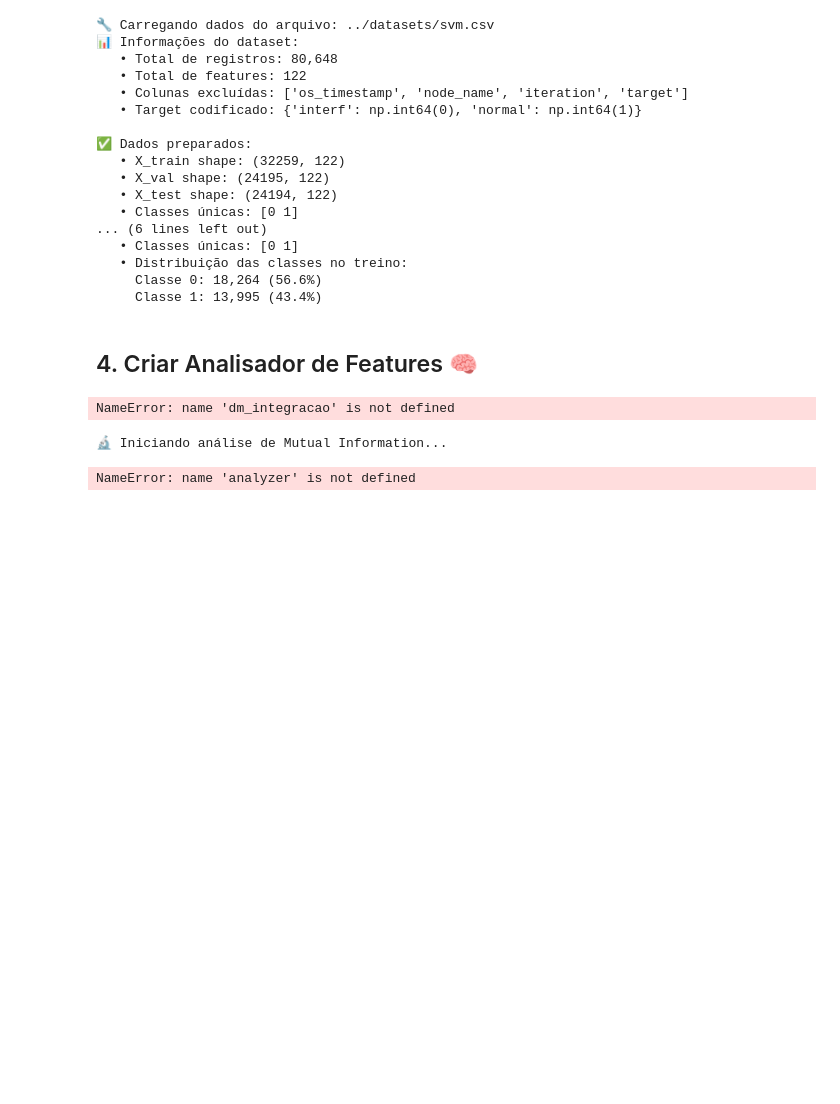
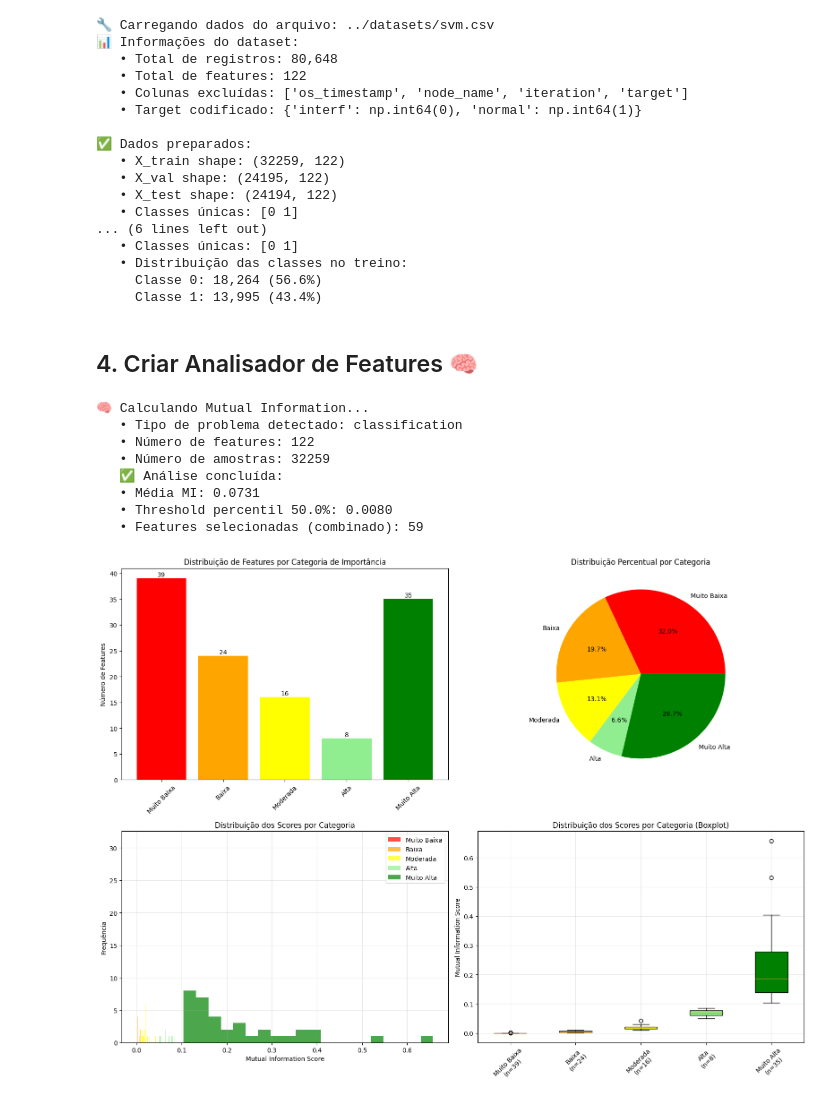
Before and after one commit to leopiresss/analise_kubemon_v2, a Jupyter notebook: scripts/01. analise_features_svm.ipynb, the cells around one changed output. Cells and saved outputs as stored; diff of their text form; code cells hidden in the pictures; blank space fills up the shorter version.

```diff
--- a/scripts/01. analise_features_svm.ipynb
+++ b/scripts/01. analise_features_svm.ipynb
@@ -68,10 +68,15 @@ print("   📊 DatasetManager - para gerenciamento de datasets")
 ## 3. Carregar Dataset SVM 📂
 # %%
 # Carregar dataset SVM usando DatasetManager
-dm = DatasetManager('svm_feature_analysis')
+#dm = DatasetManager('svm')
+#arquivo_csv = '../datasets/svm.csv'
+
+dm = DatasetManager('svm')
+arquivo_csv = '../datasets/svm.csv'
+
+
 
 # Configurações para carregamento
-arquivo_csv = '../datasets/svm.csv'
 target_column = 'target'
 colunas_excluir = ['os_timestamp', 'node_name', 'iteration']
 
@@ -84,7 +89,8 @@ try:
         test_size=0.6,
         val_size=0.5,
         random_state=42
-    )
+    )VM
+
 
     print("\n✅ Dataset SVM carregado com sucesso!")
 
@@ -131,43 +137,16 @@ except Exception as e:
 # %%
 # Criar instância do FeatureAnalyzer com configurações iniciais
 analyzer = FeatureAnalyzer()
-features = analyzer.calcular_mutual_information(
-    X=dm.dataset['X_train'],
-    y=dm.dataset['y_train'],
-    tipo_problema='auto'  # Detecta automaticamente se é classificação ou regressão
-)
-
-dm_integracao.aplicar_selecao_features(features_selecionadas, salvar_automaticamente=True)
-dm_integracao.aplicar_escalonamento(metodo='yeo-johnson', salvar_automaticamente=True)
-dm_integracao.imprimir_informacoes()
+analyzer.calcular_mutual_information(X=dataset['X_train'], y=dataset['y_train'], tipo_problema='classification')
+result = analyzer.analisar_features_por_ranges()
+analyzer.plotar_analise_ranges(figsize=(16, 12))
 # %% [output]
-NameError: name 'dm_integracao' is not defined
+🧠 Calculando Mutual Information...
+   • Tipo de problema detectado: classification
+   • Número de features: 122
+   • Número de amostras: 32259
+   ✅ Análise concluída:
+   • Média MI: 0.0731
+   • Threshold percentil 50.0%: 0.0080
+   • Features selecionadas (combinado): 59
+[figure, added]
-# %%
-# Executar análise de mutual information
-print("🔬 Iniciando análise de Mutual Information...")
-
-# Calcular mutual information usando dados de treino
-resultados = analyzer.calcular_mutual_information(
-    X=dm.dataset['X_train'],
-    y=dm.dataset['y_train'],
-    tipo_problema='auto'  # Detecta automaticamente se é classificação ou regressão
-)
-
-print(f"\n🎉 Análise concluída com sucesso!")
-
-# Exibir estatísticas básicas
-stats = resultados['statistics']
-print(f"\n📈 Estatísticas dos Mutual Information Scores:")
-print(f"   • Número total de features: {stats['total_features']}")
-print(f"   • Média MI: {stats['mean_mi_score']:.6f}")
-print(f"   • Desvio padrão MI: {stats['std_mi_score']:.6f}")
-print(f"   • Máximo MI: {stats['max_mi_score']:.6f}")
-print(f"   • Mínimo MI: {stats['min_mi_score']:.6f}")
-
-print(f"\n🎯 Thresholds aplicados:")
-print(f"   • Threshold absoluto (0.005): {stats['selected_by_threshold']} features")
-print(f"   • Threshold percentil 75%: {stats['selected_by_percentile']} features")
-print(f"   • Critério combinado: {stats['selected_combined']} features")
-# %% [output]
-🔬 Iniciando análise de Mutual Information...
-NameError: name 'analyzer' is not defined
```
Also changed, not shown: parts of 13 cells of this notebook, 3 other files.
